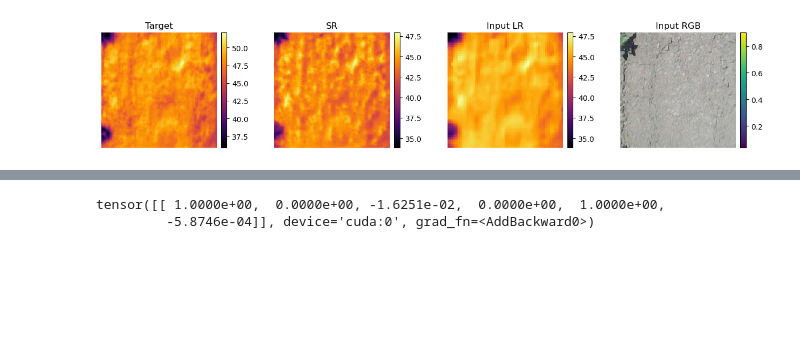
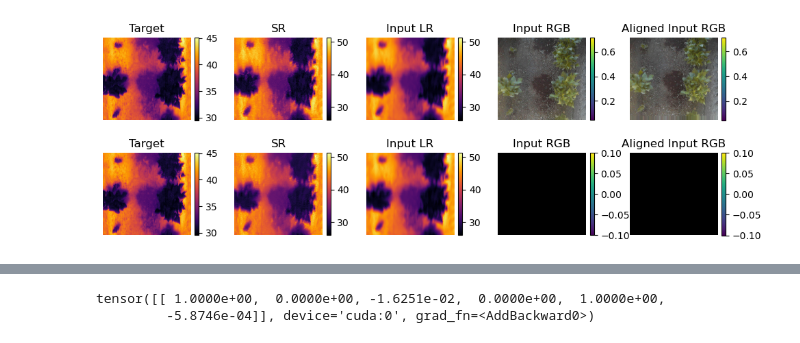
Before and after one commit to GEMINI-Breeding/SRGAN-PyTorch, a Jupyter notebook: test_themalRGB.ipynb, the cells around one changed output, grey strips where cells are left out. Saved outputs shown, nothing was run; the diff lists cells and outputs as text; code cells hidden in the pictures; blank space fills up the shorter version.

```diff
--- a/test_themalRGB.ipynb
+++ b/test_themalRGB.ipynb
@@ -99,7 +99,7 @@ def matchTemplateThetaBatch(background, template):
     return theta
 # %%
 config = Config()
-# config.device = torch.device("cpu", 0)
+config.device = torch.device("cpu", 0)
 model = Generator(debug=True)
 #model.load_state_dict(torch.load('results/2022-05-01-ThermalRGB_NCCLoss_Fixbug/g-best.pth'))
 #model.load_state_dict(torch.load('results/2022-05-01-ThermalRGB_NCCLoss_Fixbug/g-last.pth')) # Best visual reslt
@@ -109,7 +109,8 @@ model = Generator(debug=True)
 #model.load_state_dict(torch.load('results/2023-06-06-ThermalRGB_HRMSE_HRNCC_T4Data/g_epoch_1301.pth')) # New structure!
 # model.load_state_dict(torch.load('results/2023-06-07-ThermalRGB_HRMSE_HRNCC_TIGAN/g-best.pth'))
 #model.load_state_dict(torch.load('results/2023-06-10-DeformableConv/g-last.pth'))
-model.load_state_dict(torch.load('results/2023-06-11-CycleGANSR2/g-last.pth'))
+#model.load_state_dict(torch.load('results/2023-06-12-CycleGANSR_Final/g_epoch_131.pth')) # Best visual result
+model.load_state_dict(torch.load('results/2023-06-12-CycleGANSR_Final/g-last.pth'))
 model.to(config.device)
 model.eval()
 # %% [output]
@@ -206,35 +211,88 @@ tensor([[ 1.0000,  0.0000, -0.0469,  0.0000,  1.0000,  0.5000]])
 # %%
+f, axarr = plt.subplots(2,5, figsize=(12,4))
+cmap = 'inferno'
+######################
 # Test Image
-#rgb_img2 = move_tensor(rgb_img,-20,0)
+rgb_img2 = move_tensor(rgb_img,0,0)
 #rgb_img2 = torch.FloatTensor(np.zeros((3,256,256)))
+# Random noise of 3, 256,256
+#rgb_img2 = torch.FloatTensor(np.random.rand(3,256,256))
+
+#rgb_img2 = rgb_img
 high_img = high_ir.squeeze()
 lr_img = low_img.squeeze()
 lr = low_img.unsqueeze(0).to(config.device, non_blocking=True)
-rgb = rgb_img.unsqueeze(0).to(config.device, non_blocking=True)
-rgb_img_disp = rgb_img.permute(1,2,0).cpu().detach().numpy()
+rgb = rgb_img2.unsqueeze(0).to(config.device, non_blocking=True)
+rgb_img_disp = rgb_img2.permute(1,2,0).cpu().detach().numpy()
 print(thermal_info)
+model.export_onnx = False
 sr,_ = model(lr, rgb)
 #print(model.stn.dtheta)
 sr_img = sr.squeeze().cpu().detach().numpy()
 lr_img = lr.squeeze().cpu().detach().numpy()
 high_img = high_ir.squeeze().cpu().detach().numpy()
-f, axarr = plt.subplots(1,4, figsize=(16,8))
 high_img = calc_temp(high_img, thermal_info['hr'])
-im0 = axarr[0].imshow(high_img, interpolation='none', cmap='inferno')
-axarr[0].set_title("Target")
-add_colorbar(im=im0,ax=axarr[0])
+im0 = axarr[0][0].imshow(high_img, interpolation='none', cmap=cmap)
+axarr[0][0].set_title("Target")
+add_colorbar(im=im0,ax=axarr[0][0])
 sr_img = calc_temp(sr_img, thermal_info['lr'])
-im1 = axarr[1].imshow(sr_img, interpolation='none', cmap='inferno')
-axarr[1].set_title("SR")
-add_colorbar(im=im1,ax=axarr[1])
+im1 = axarr[0][1].imshow(sr_img, interpolation='none', cmap=cmap)
+axarr[0][1].set_title("SR")
+add_colorbar(im=im1,ax=axarr[0][1])
 lr_img = calc_temp(lr_img, thermal_info['lr'])
-im2 = axarr[2].imshow(lr_img, interpolation='none', cmap='inferno')
-axarr[2].set_title("Input LR")
-add_colorbar(im=im2,ax=axarr[2])
-im3 = axarr[3].imshow(cv2.cvtColor(rgb_img_disp,cv2.COLOR_RGB2BGR),interpolation='none')
-axarr[3].set_title("Input RGB")
-add_colorbar(im=im3,ax=axarr[3])
-axarr[3].axis("off")
+im2 = axarr[0][2].imshow(lr_img, interpolation='none', cmap=cmap)
+axarr[0][2].set_title("Input LR")
+add_colorbar(im=im2,ax=axarr[0][2])
+im3 = axarr[0][3].imshow(cv2.cvtColor(rgb_img_disp,cv2.COLOR_RGB2BGR),interpolation='none')
+axarr[0][3].set_title("Input RGB")
+add_colorbar(im=im3,ax=axarr[0][3])
+axarr[0][3].axis("off")
+
+im3 = axarr[0][4].imshow(cv2.cvtColor(model.y_aligned.squeeze().permute(1,2,0).cpu().detach().numpy(),cv2.COLOR_RGB2BGR),interpolation='none')
+axarr[0][4].set_title("Aligned Input RGB")
+add_colorbar(im=im3,ax=axarr[0][4])
+axarr[0][4].axis("off")
+
+######################
+#rgb_img2 = move_tensor(rgb_img,0,0)
+rgb_img2 = torch.FloatTensor(np.zeros((rgb.shape))).squeeze()
+# Random noise of 3, 256,256
+#rgb_img2 = torch.FloatTensor(np.random.rand(3,256,256))
+
+#rgb_img2 = rgb_img
+high_img = high_ir.squeeze()
+lr_img = low_img.squeeze()
+lr = low_img.unsqueeze(0).to(config.device, non_blocking=True)
+rgb = rgb_img2.unsqueeze(0).to(config.device, non_blocking=True)
+rgb_img_disp = rgb_img2.permute(1,2,0).cpu().detach().numpy()
+print(thermal_info)
+model.export_onnx = True
+sr,_ = model(lr, rgb)
+#print(model.stn.dtheta)
+sr_img = sr.squeeze().cpu().detach().numpy()
+lr_img = lr.squeeze().cpu().detach().numpy()
+high_img = high_ir.squeeze().cpu().detach().numpy()
+high_img = calc_temp(high_img, thermal_info['hr'])
+im0 = axarr[1][0].imshow(high_img, interpolation='none', cmap=cmap)
+axarr[1][0].set_title("Target")
+add_colorbar(im=im0,ax=axarr[1][0])
+sr_img = calc_temp(sr_img, thermal_info['lr'])
+im1 = axarr[1][1].imshow(sr_img, interpolation='none', cmap=cmap)
+axarr[1][1].set_title("SR")
+add_colorbar(im=im1,ax=axarr[1][1])
+lr_img = calc_temp(lr_img, thermal_info['lr'])
+im2 = axarr[1][2].imshow(lr_img, interpolation='none', cmap=cmap)
+axarr[1][2].set_title("Input LR")
+add_colorbar(im=im2,ax=axarr[1][2])
+im3 = axarr[1][3].imshow(cv2.cvtColor(rgb_img_disp,cv2.COLOR_RGB2BGR),interpolation='none')
+axarr[1][3].set_title("Input RGB")
+add_colorbar(im=im3,ax=axarr[1][3])
+axarr[1][3].axis("off")
+
+im3 = axarr[1][4].imshow(cv2.cvtColor(model.y_aligned.squeeze().permute(1,2,0).cpu().detach().numpy(),cv2.COLOR_RGB2BGR),interpolation='none')
+axarr[1][4].set_title("Aligned Input RGB")
+add_colorbar(im=im3,ax=axarr[1][4])
+axarr[1][4].axis("off")
 
 plt.show()
 # %% [output]
@@ -246,4 +302,4 @@ Traceback of TorchScript (most recent call last):
-[figure, old version]
+[figure, new version]
 # %%
 feature = debug[2].squeeze().cpu().detach().numpy()
 plt.imshow(feature[2,:,:], cmap='gray')
```
Also changed, not shown: parts of 6 cells of this notebook, 3 other files.
